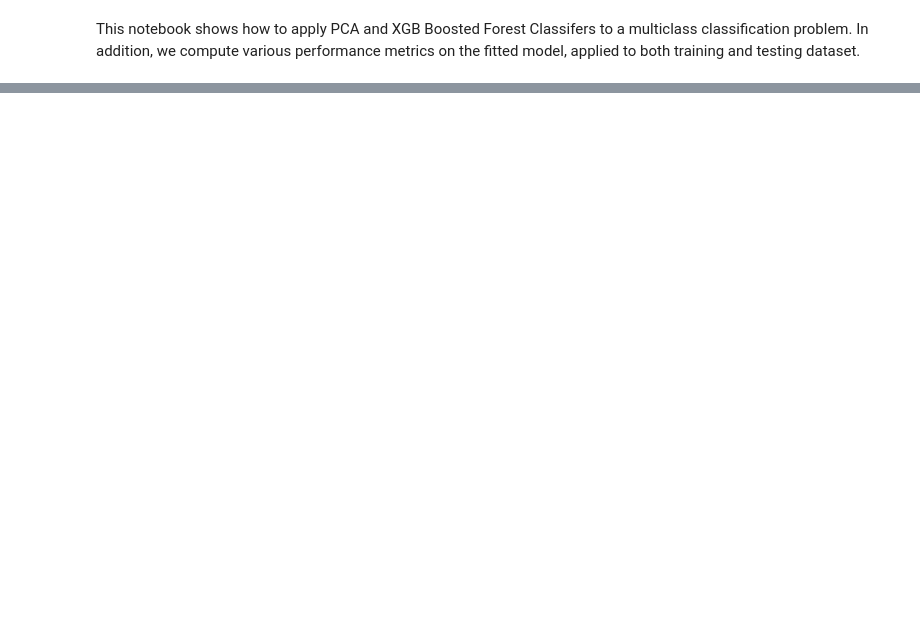
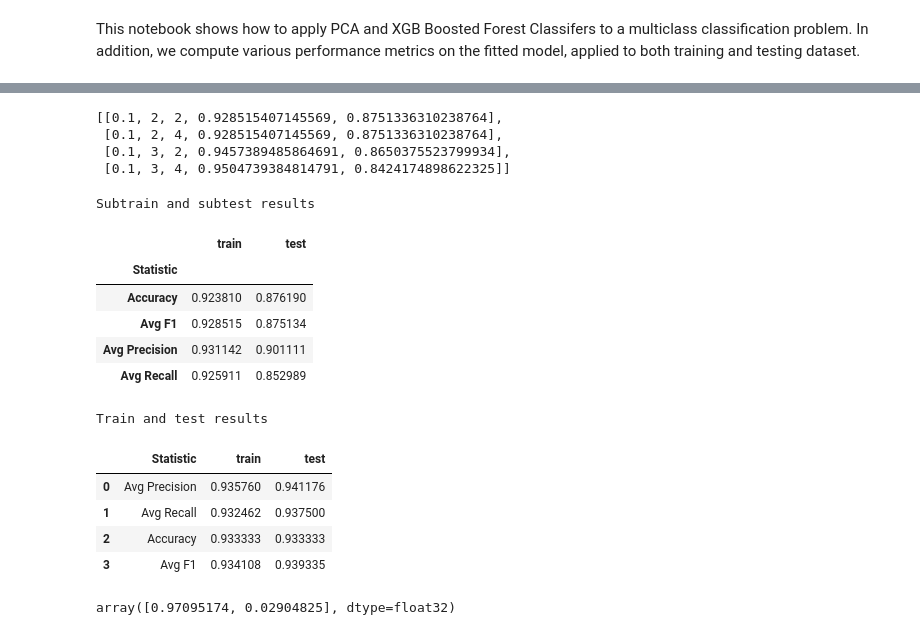
Before and after one commit to gabrielmagill/ML_UseCases, a Jupyter notebook: ForestPCA/IrisBoostedTree.ipynb, the cells around one changed output, grey strips where cells are left out. Cells and saved outputs as stored; diff of their text form; code cells hidden in the pictures; blank space fills up the shorter version.

```diff
--- a/ForestPCA/IrisBoostedTree.ipynb
+++ b/ForestPCA/IrisBoostedTree.ipynb
@@ -201,2 +234,56 @@ round(df_stats_final,2)
+# %%
+# Search for best model
+learning_rates=np.linspace(0.1,1,1)
+max_depths = [2,3]
+ns_estimators = [2,4]
+
+#
+grid_search = []
+best_score=-1
+for lr in learning_rates:
+    for md in max_depths:
+        for ne in ns_estimators:
+
+            param = {'learning_rate':lr,'subsample':1,'nthread':3,'max_depth':md,'n_estimators':ne,'objective':'multi:softmax','booster':'gbtree','num_class':3}
+            xgb_wrap = XGB_Wrapper(xtrain,ytrain,xtest,ytest)
+            xgb_wrap.fit(param)
+            out = xgb_kfold(xgb_wrap,5,param)
+            if(best_score<out.loc['Avg F1','test']):
+                best_param = param
+                best_score = out.loc['Avg F1','test']
+
+            grid_search.append([lr,md,ne,out.loc['Avg F1','train'],out.loc['Avg F1','test']])
+sorted(grid_search, key=lambda x: x[-1],reverse=True)
+# %% [output]
+[[0.1, 2, 2, 0.928515407145569, 0.8751336310238764],
+ [0.1, 2, 4, 0.928515407145569, 0.8751336310238764],
+ [0.1, 3, 2, 0.9457389485864691, 0.8650375523799934],
+ [0.1, 3, 4, 0.9504739384814791, 0.8424174898622325]]
+# %%
+# kFold Validation
+print('Subtrain and subtest results')
+display(xgb_kfold(xgb_wrap,5,best_param))
+
+
+# Test set results
+print('Train and test results')
+display(xgb_kfold(xgb_wrap,-1,best_param))
+
+xgb_wrap.feature_importances()
+# %% [output]
+Subtrain and subtest results
+|  | train | test |
+| Statistic |  |  |
+| Accuracy | 0.923810 | 0.876190 |
+| Avg F1 | 0.928515 | 0.875134 |
+| Avg Precision | 0.931142 | 0.901111 |
+| Avg Recall | 0.925911 | 0.852989 |
+Train and test results
+|  | Statistic | train | test |
+| 0 | Avg Precision | 0.935760 | 0.941176 |
+| 1 | Avg Recall | 0.932462 | 0.937500 |
+| 2 | Accuracy | 0.933333 | 0.933333 |
+| 3 | Avg F1 | 0.934108 | 0.939335 |
+array([0.97095174, 0.02904825], dtype=float32)
 # %%
 # Plot Multiclass One versus All ROC curve on test set, calculate AUC
```
Also changed, not shown: parts of 11 cells of this notebook.
